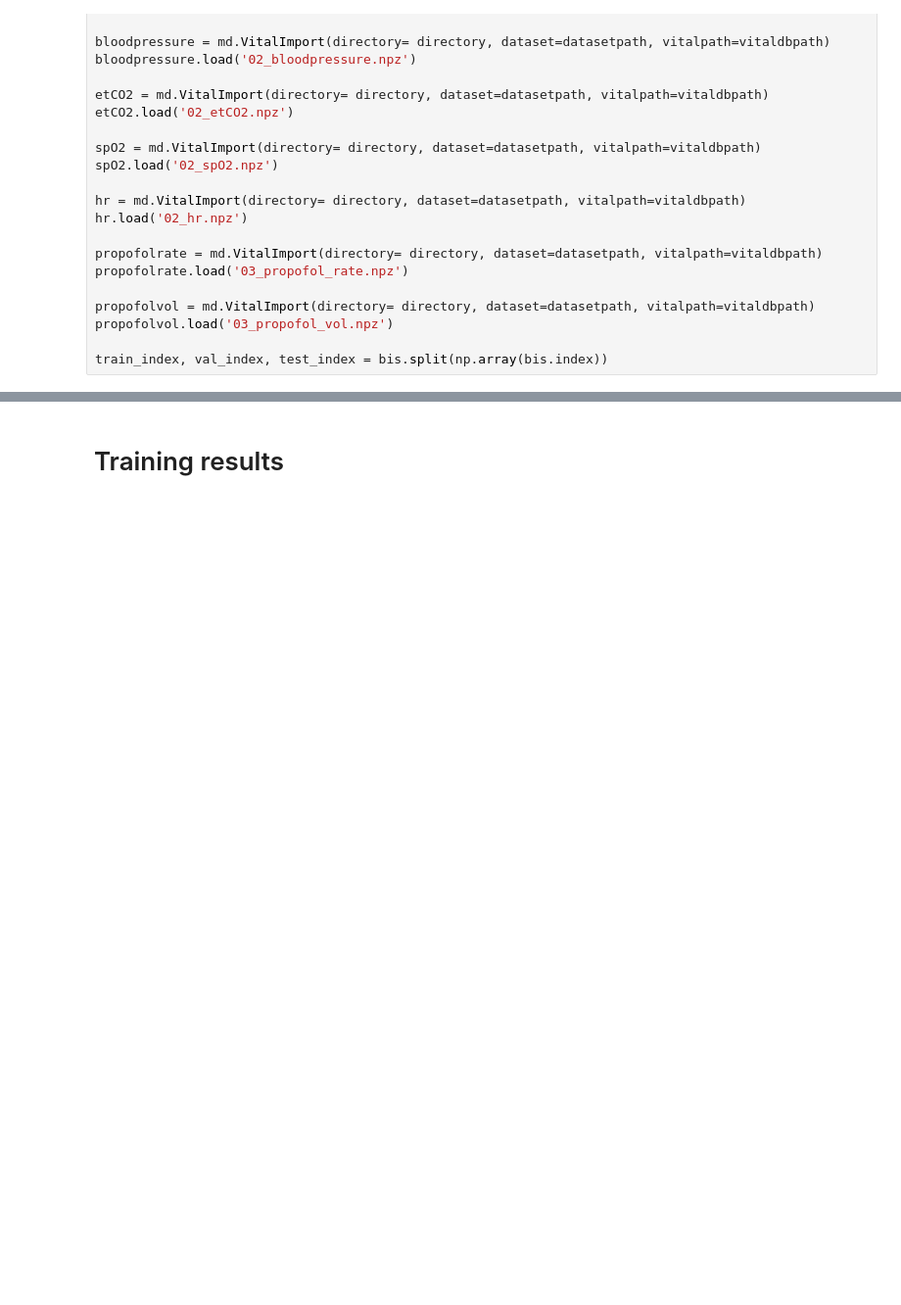
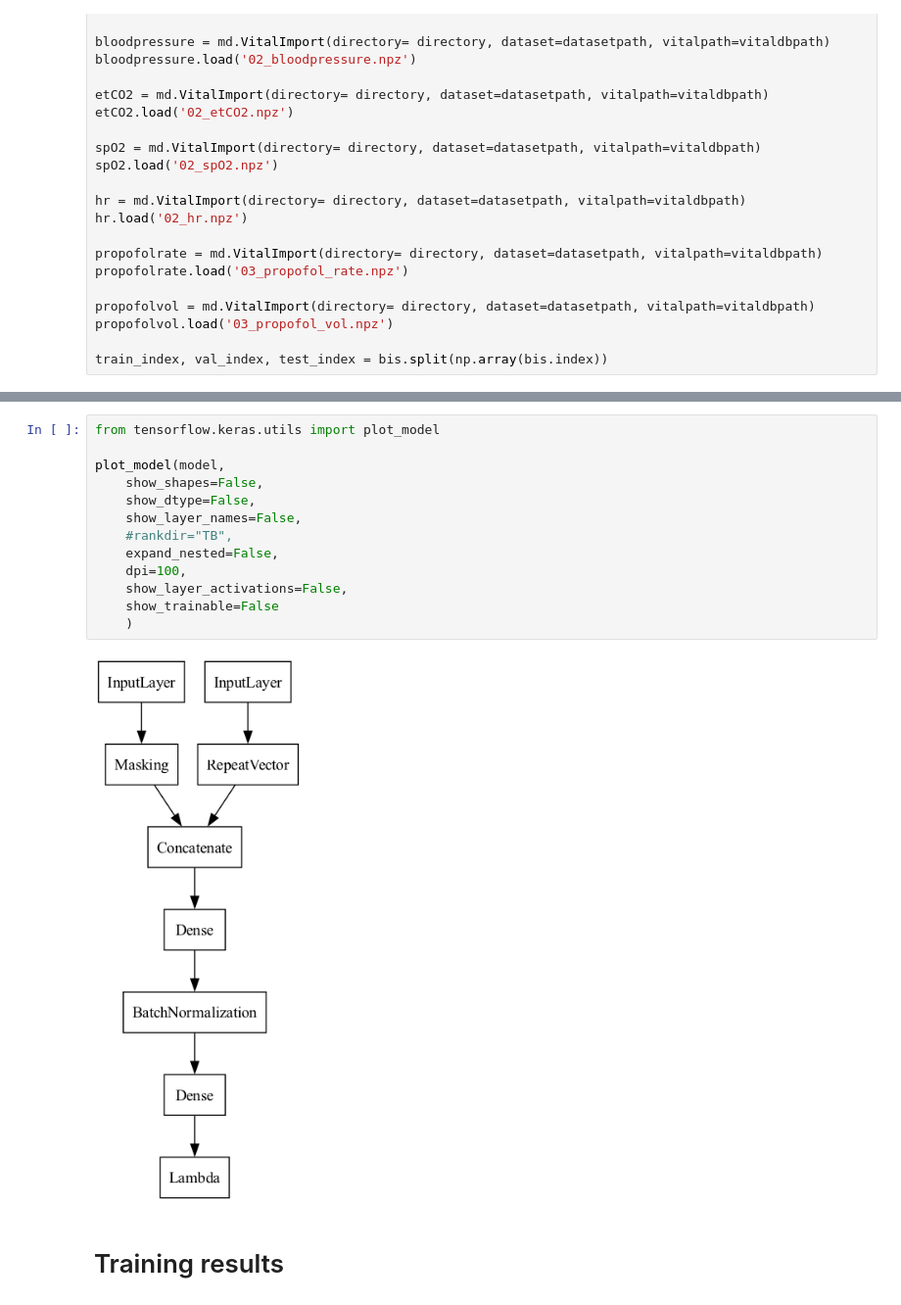
Before and after one commit to naderinho/anesthesia_anomaly_detection, a Jupyter notebook: 04_training_simple_sigmoid_short.ipynb, the cells around one changed output, grey strips where cells are left out. Shown at 98% size. Drawn from its saved outputs; the diff is of its cells as text; blank space fills up the shorter version.

```diff
--- a/04_training_simple_sigmoid_short.ipynb
+++ b/04_training_simple_sigmoid_short.ipynb
@@ -190,3 +211,18 @@ train_score = history.history
+# %%
+from tensorflow.keras.utils import plot_model
+
+plot_model(model,
+    show_shapes=False,
+    show_dtype=False,
+    show_layer_names=False,
+    #rankdir="TB",
+    expand_nested=False,
+    dpi=100,
+    show_layer_activations=False,
+    show_trainable=False
+    )
+# %% [output]
+[figure, added]
 # %% [markdown]
 # Training results
 # %%
```
Also changed, not shown: parts of 3 cells of this notebook, 1 other file.
